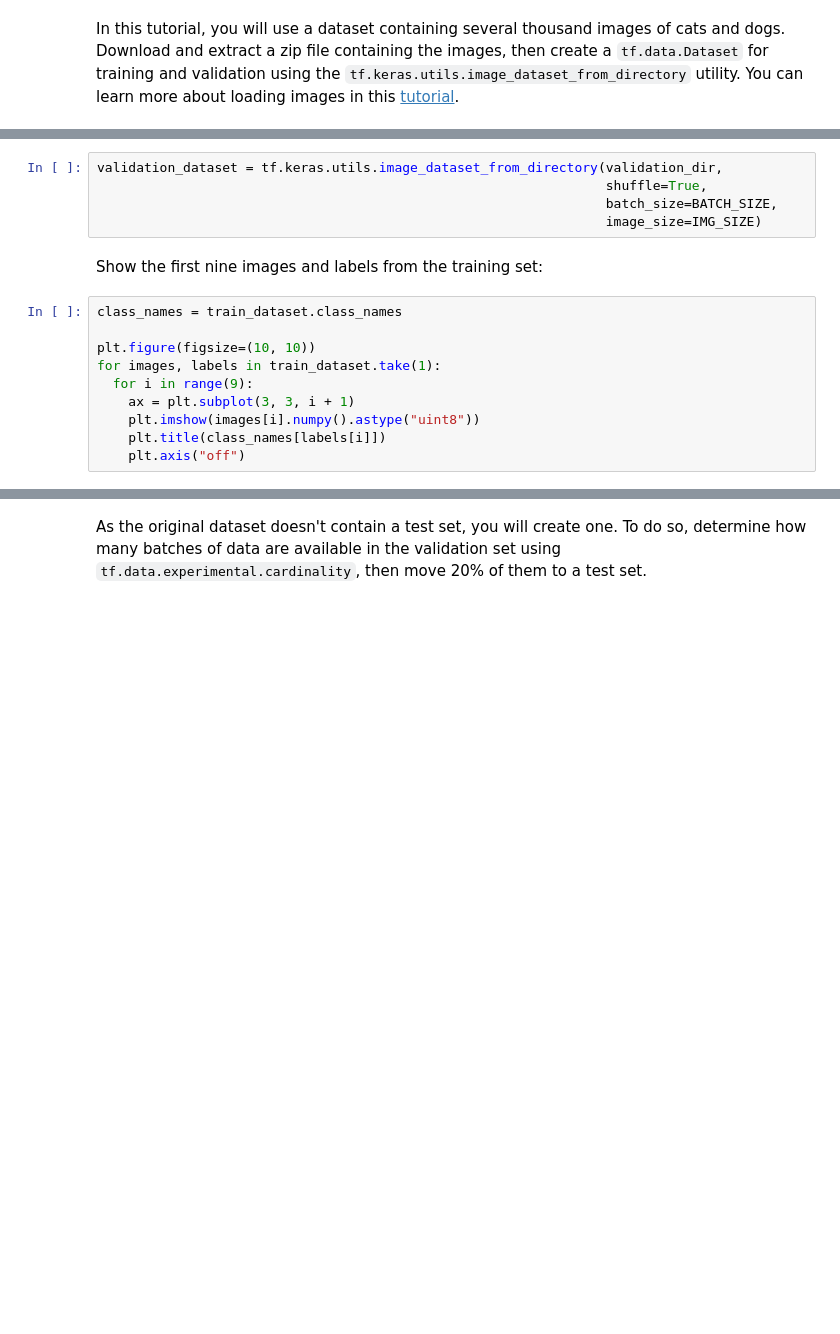
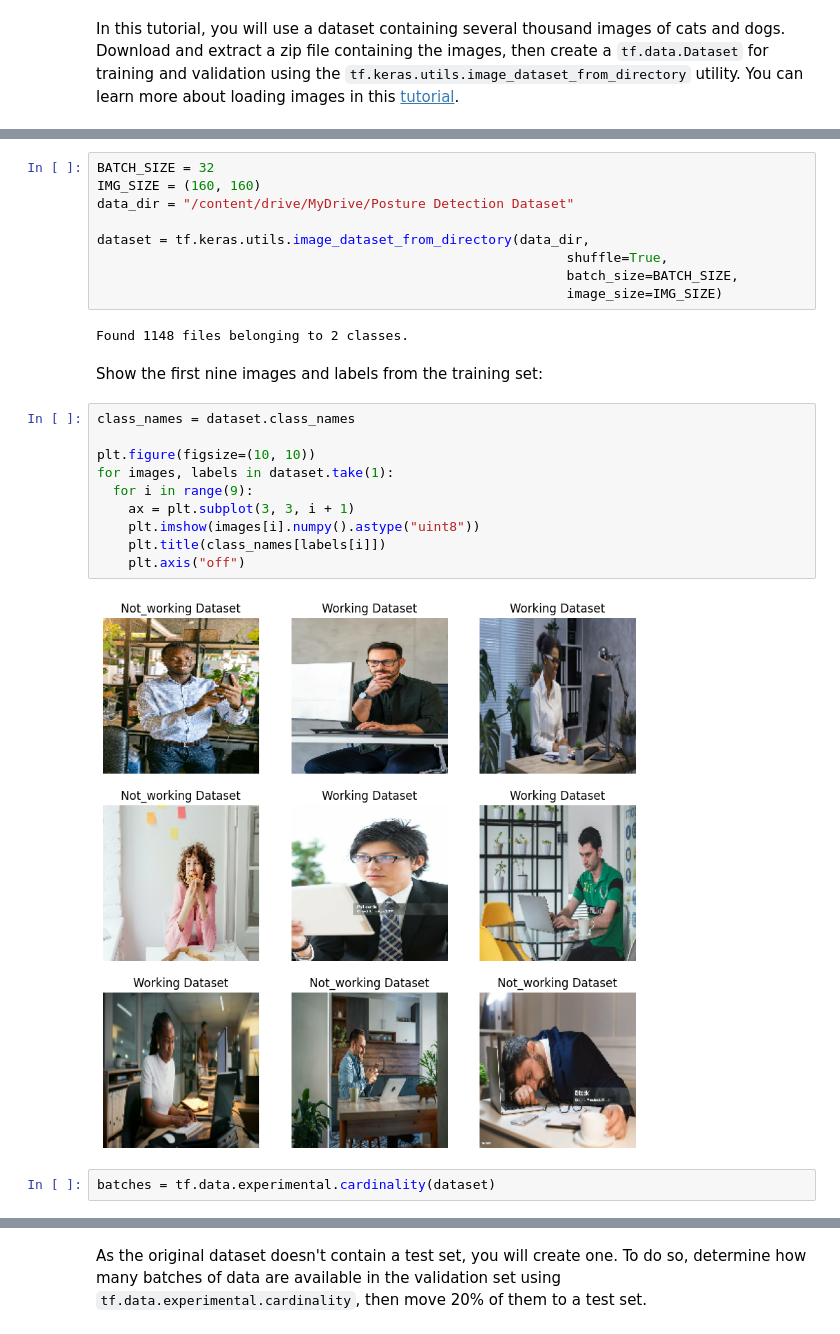
Before and after one commit to Edward10001Ted/Emergency-dispatch-system, a Jupyter notebook: site/en/tutorials/images/transfer_learning.ipynb, the cells around one changed output, grey strips where cells are left out. Saved outputs shown, nothing was run; the diff lists cells and outputs as text; blank space fills up the shorter version.

```diff
--- a/site/en/tutorials/images/transfer_learning.ipynb
+++ b/site/en/tutorials/images/transfer_learning.ipynb
@@ -110,17 +89,27 @@ FileNotFoundError: [Errno 2] No such file or directory: '/root/.keras/datasets/c
 # %%
-validation_dataset = tf.keras.utils.image_dataset_from_directory(validation_dir,
-                                                                 shuffle=True,
-                                                                 batch_size=BATCH_SIZE,
-                                                                 image_size=IMG_SIZE)
+BATCH_SIZE = 32
+IMG_SIZE = (160, 160)
+data_dir = "/content/drive/MyDrive/Posture Detection Dataset"
+
+dataset = tf.keras.utils.image_dataset_from_directory(data_dir,
+                                                            shuffle=True,
+                                                            batch_size=BATCH_SIZE,
+                                                            image_size=IMG_SIZE)
+# %% [output]
+Found 1148 files belonging to 2 classes.
 # %% [markdown]
 Show the first nine images and labels from the training set:
 # %%
-class_names = train_dataset.class_names
+class_names = dataset.class_names
 
 plt.figure(figsize=(10, 10))
-for images, labels in train_dataset.take(1):
+for images, labels in dataset.take(1):
   for i in range(9):
     ax = plt.subplot(3, 3, i + 1)
     plt.imshow(images[i].numpy().astype("uint8"))
     plt.title(class_names[labels[i]])
     plt.axis("off")
+# %% [output]
+[figure, added]
+# %%
+batches = tf.data.experimental.cardinality(dataset)
```
Also changed, not shown: parts of 38 cells of this notebook.
